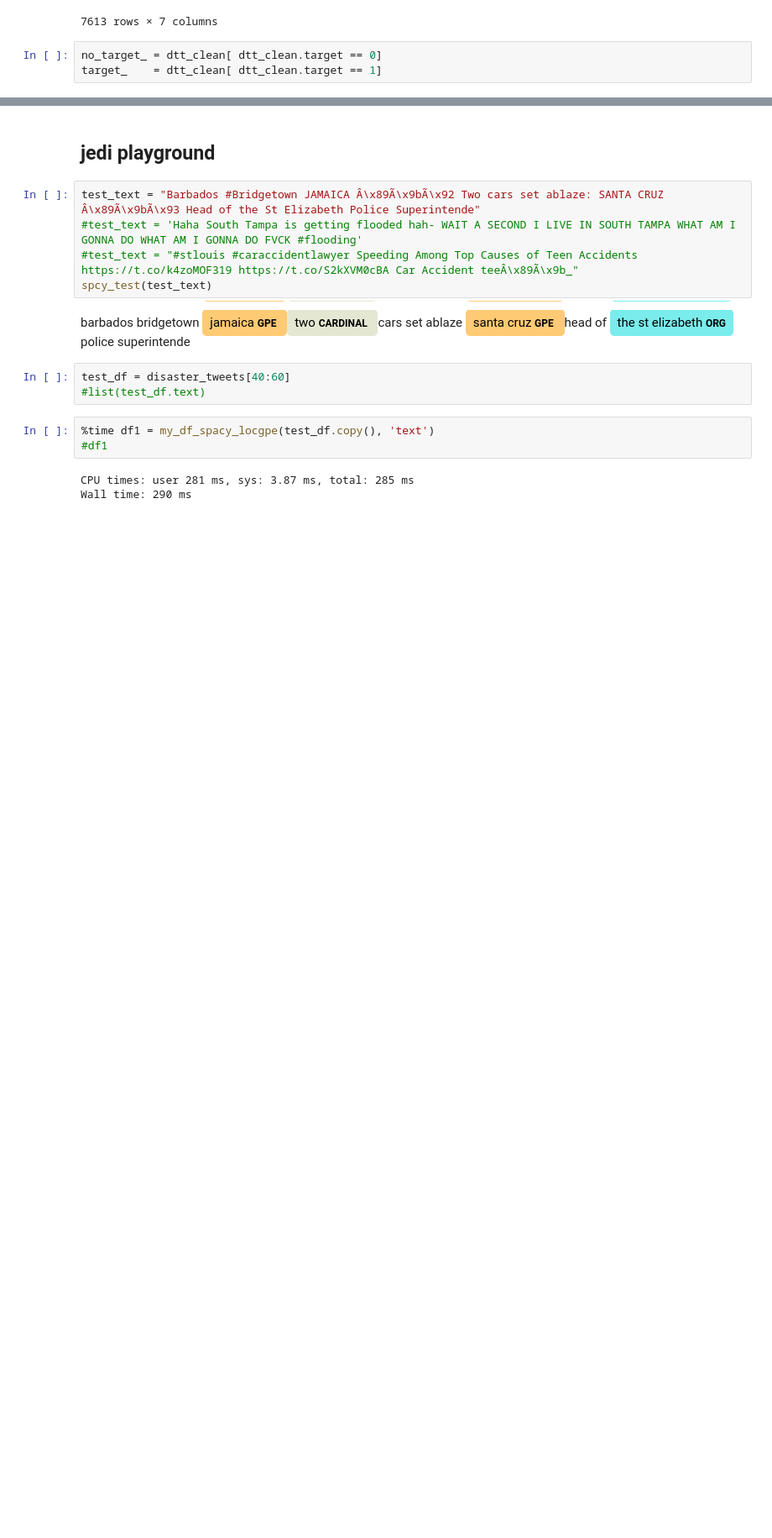
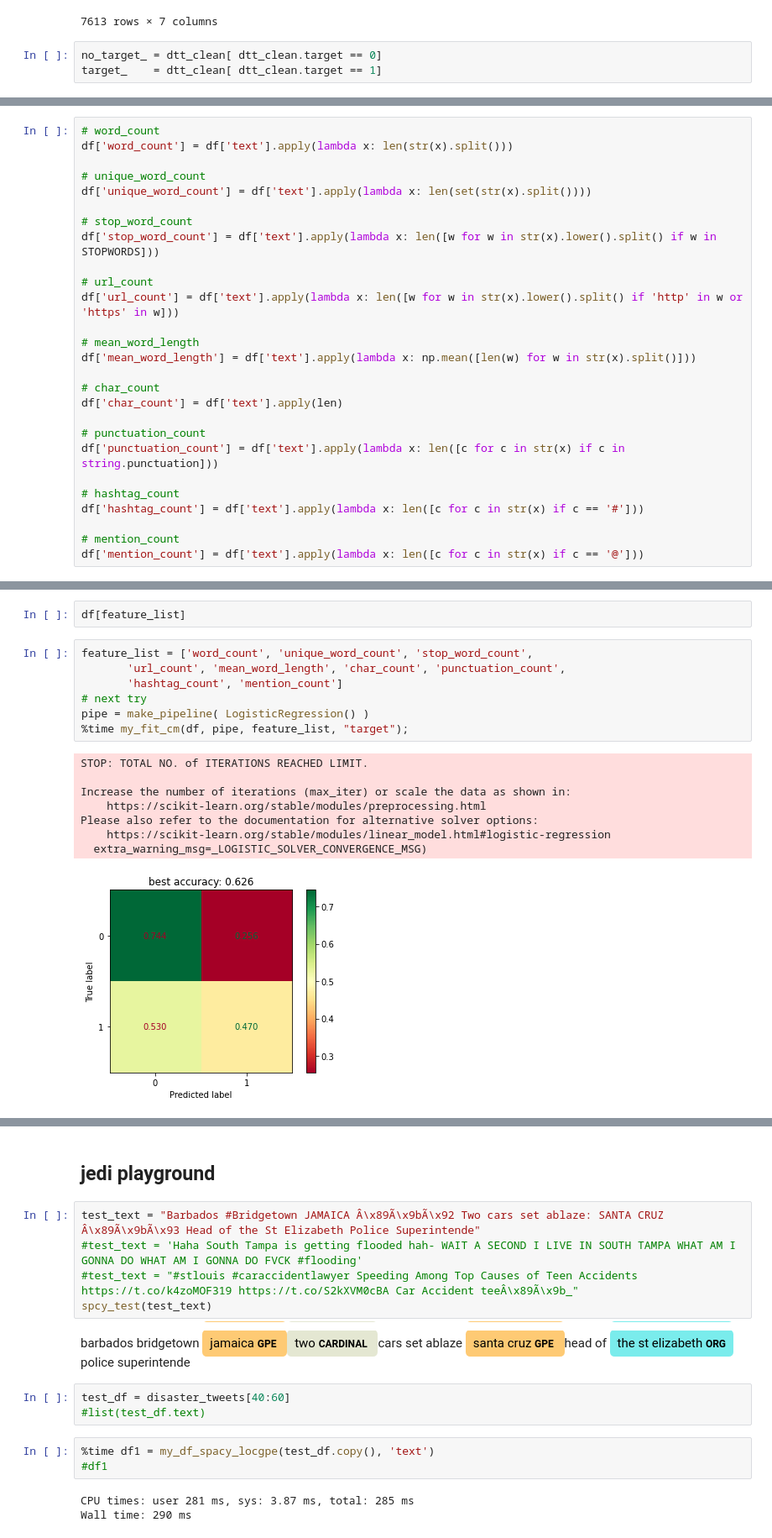
Before and after one commit to TTD-JPO/TDD-project, a Jupyter notebook: Main_TweetDisasterDetection.ipynb, the cells around one changed output, grey strips where cells are left out. Shown at 84% size. Cells and saved outputs as stored; diff of their text form; blank space fills up the shorter version.

```diff
--- a/Main_TweetDisasterDetection.ipynb
+++ b/Main_TweetDisasterDetection.ipynb
@@ -347,0 +356,27 @@ target_    = dtt_clean[ dtt_clean.target == 1]
+# %%
+# word_count
+df['word_count'] = df['text'].apply(lambda x: len(str(x).split()))
+
+# unique_word_count
+df['unique_word_count'] = df['text'].apply(lambda x: len(set(str(x).split())))
+
+# stop_word_count
+df['stop_word_count'] = df['text'].apply(lambda x: len([w for w in str(x).lower().split() if w in STOPWORDS]))
+
+# url_count
+df['url_count'] = df['text'].apply(lambda x: len([w for w in str(x).lower().split() if 'http' in w or 'https' in w]))
+
+# mean_word_length
+df['mean_word_length'] = df['text'].apply(lambda x: np.mean([len(w) for w in str(x).split()]))
+
+# char_count
+df['char_count'] = df['text'].apply(len)
+
+# punctuation_count
+df['punctuation_count'] = df['text'].apply(lambda x: len([c for c in str(x) if c in string.punctuation]))
+
+# hashtag_count
+df['hashtag_count'] = df['text'].apply(lambda x: len([c for c in str(x) if c == '#']))
+
+# mention_count
+df['mention_count'] = df['text'].apply(lambda x: len([c for c in str(x) if c == '@']))
@@ -347,0 +411,18 @@ target_    = dtt_clean[ dtt_clean.target == 1]
+# %%
+df[feature_list]
+# %%
+feature_list = ['word_count', 'unique_word_count', 'stop_word_count',
+       'url_count', 'mean_word_length', 'char_count', 'punctuation_count',
+       'hashtag_count', 'mention_count']
+# next try
+pipe = make_pipeline( LogisticRegression() )
+%time my_fit_cm(df, pipe, feature_list, "target");
+# %% [output]
+STOP: TOTAL NO. of ITERATIONS REACHED LIMIT.
+
+Increase the number of iterations (max_iter) or scale the data as shown in:
+    https://scikit-learn.org/stable/modules/preprocessing.html
+Please also refer to the documentation for alternative solver options:
+    https://scikit-learn.org/stable/modules/linear_model.html#logistic-regression
+  extra_warning_msg=_LOGISTIC_SOLVER_CONVERGENCE_MSG)
+[figure, added]
```
Also changed, not shown: parts of 32 cells of this notebook.
